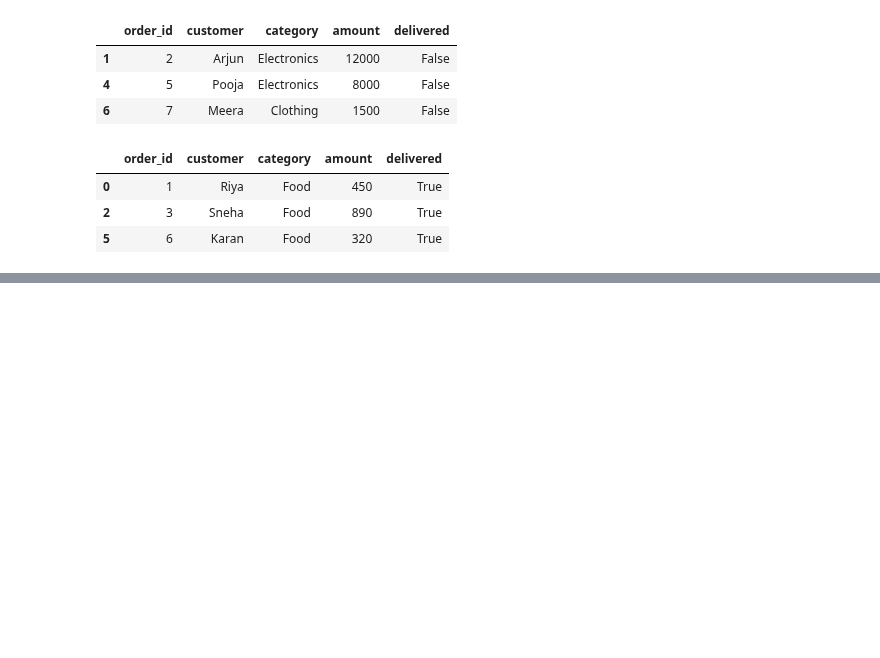
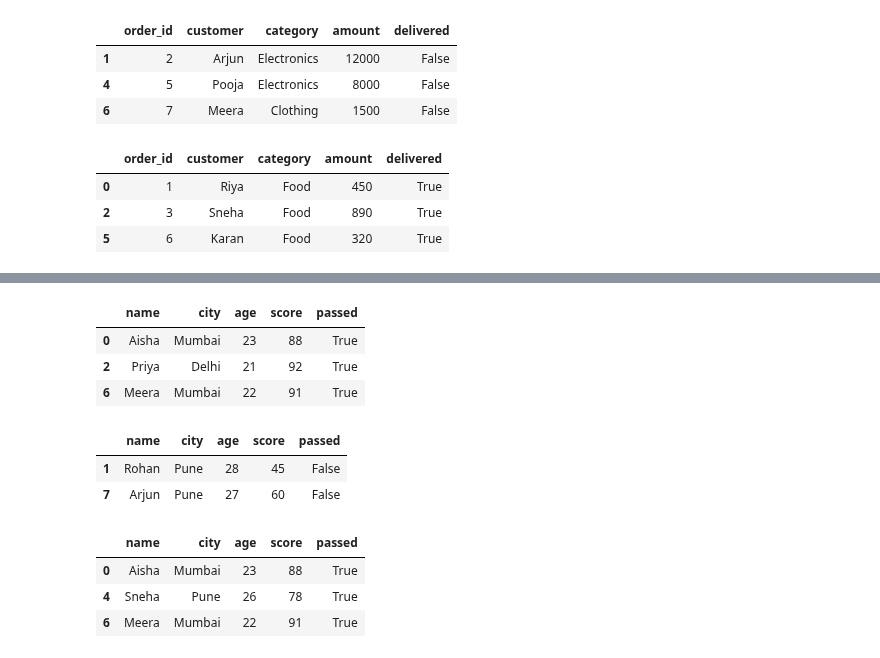
Before and after one commit to sayali-devkar/data_analysis_learning, a Jupyter notebook: pandas/practice/filtering_practice.ipynb, the cells around one changed output, grey strips where cells are left out. Cells and saved outputs as stored; diff of their text form; code cells hidden in the pictures; blank space fills up the shorter version.

```diff
--- a/pandas/practice/filtering_practice.ipynb
+++ b/pandas/practice/filtering_practice.ipynb
@@ -295,0 +320,23 @@ df[(df["category"]=="Food") & (df["amount"].between(300 , 1000))]
+# %%
+#1
+df[(df["passed"] == True) & (df["score"] > 80)]
+# %% [output]
+|  | name | city | age | score | passed |
+| 0 | Aisha | Mumbai | 23 | 88 | True |
+| 2 | Priya | Delhi | 21 | 92 | True |
+| 6 | Meera | Mumbai | 22 | 91 | True |
+# %%
+#2
+df[((df["city"] == "Mumbai") | (df["city"] == "Pune")) & (df["passed"] == False)]
+# %% [output]
+|  | name | city | age | score | passed |
+| 1 | Rohan | Pune | 28 | 45 | False |
+| 7 | Arjun | Pune | 27 | 60 | False |
+# %%
+#3
+df[(df["age"].between(22,28)) & (df["score"] > 70)]
+# %% [output]
+|  | name | city | age | score | passed |
+| 0 | Aisha | Mumbai | 23 | 88 | True |
+| 4 | Sneha | Pune | 26 | 78 | True |
+| 6 | Meera | Mumbai | 22 | 91 | True |
```
Also changed, not shown: parts of 2 cells of this notebook.
